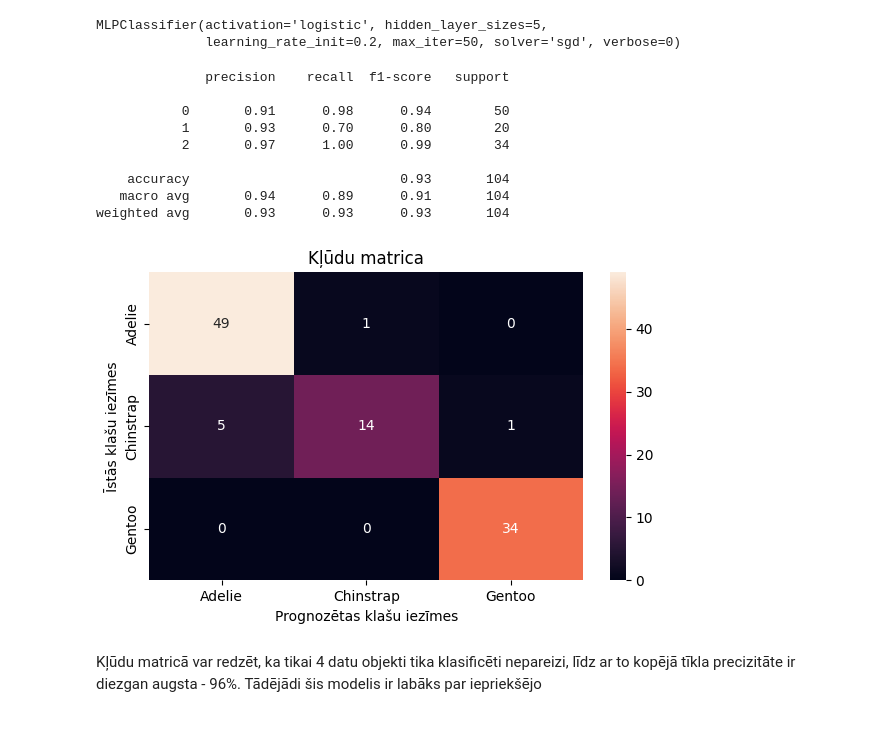
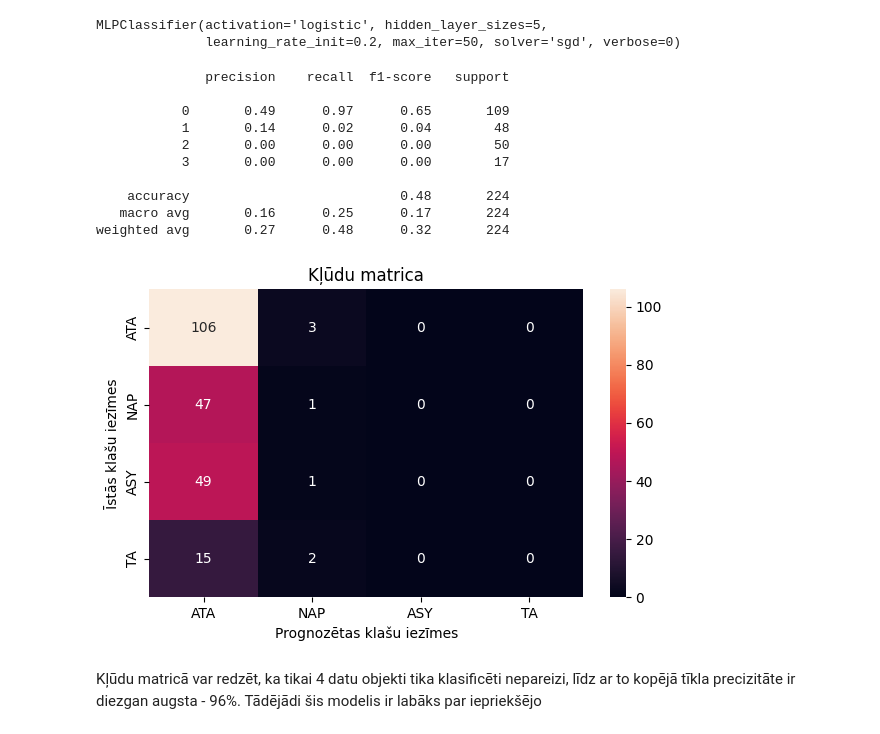
Before and after one commit to tomasskristianssterns/MIP_projekts2, a Jupyter notebook: src/Pārraudzītā_mašīnmācīšanās (1).ipynb, the cells around one changed output. Cells and saved outputs as stored; diff of their text form; code cells hidden in the pictures.

```diff
--- a/src/Pārraudzītā_mašīnmācīšanās (1).ipynb
+++ b/src/Pārraudzītā_mašīnmācīšanās (1).ipynb
@@ -338,9 +338,9 @@ Mākslīgo neironu tīkli
 from sklearn.model_selection import train_test_split
 #atsevišķajā mainīgajā saglabājam datu objektu izeju vērtības, t.i. "pingvīnu sugas"
 a = darba_datu_kopa[["Age","RestingBP","Cholesterol","MaxHR"]]
-print(a)
+# print(a)
 # izejas = darba_datu_kopa[['Age']]
-izejas = a[['Sex_cat']]
+izejas = darba_datu_kopa[['ChestPainType_cat']]
 # print(darba_datu_kopa['Age'])
 # print(izejas)
 #uzdodam datu objektu proporciju, kuri veidos apmācības datu kopu (70%)
@@ -453,25 +446,26 @@ MLPClassifier(activation='logistic', hidden_layer_sizes=5,
 # %%
 y_prognoze_1_slanis = neironu_tikla_modelis_1_slanis.predict(X_testa)
 print(classification_report(y_testa,y_prognoze_1_slanis, zero_division=0))
 kludu_matrica = confusion_matrix(y_testa, y_prognoze_1_slanis)
 fig, ax = pltb.subplots(figsize=(7,4))
 sns.heatmap(kludu_matrica, annot = True, fmt = 'g', ax = ax);
 ax.set_xlabel('Prognozētas klašu iezīmes');
 ax.set_ylabel('Īstās klašu iezīmes');
 ax.set_title('Kļūdu matrica');
-ax.xaxis.set_ticklabels(datu_kopa['species'].unique());
-ax.yaxis.set_ticklabels(datu_kopa['species'].unique());
+ax.xaxis.set_ticklabels(datu_kopa['ChestPainType'].unique());
+ax.yaxis.set_ticklabels(datu_kopa['ChestPainType'].unique());
 # %% [output]
               precision    recall  f1-score   support
 
-           0       0.91      0.98      0.94        50
-           1       0.93      0.70      0.80        20
-           2       0.97      1.00      0.99        34
+           0       0.49      0.97      0.65       109
+           1       0.14      0.02      0.04        48
+           2       0.00      0.00      0.00        50
+           3       0.00      0.00      0.00        17
 
-    accuracy                           0.93       104
-   macro avg       0.94      0.89      0.91       104
-weighted avg       0.93      0.93      0.93       104
+    accuracy                           0.48       224
+   macro avg       0.16      0.25      0.17       224
+weighted avg       0.27      0.48      0.32       224
-[figure, old version]
+[figure, new version]
 # %% [markdown]
 Kļūdu matricā var redzēt, ka tikai 4 datu objekti tika klasificēti nepareizi, līdz ar to kopējā tīkla precizitāte ir diezgan augsta - 96%.
 Tādējādi šis modelis ir labāks par iepriekšējo
```
Also changed, not shown: parts of 2 cells of this notebook.
